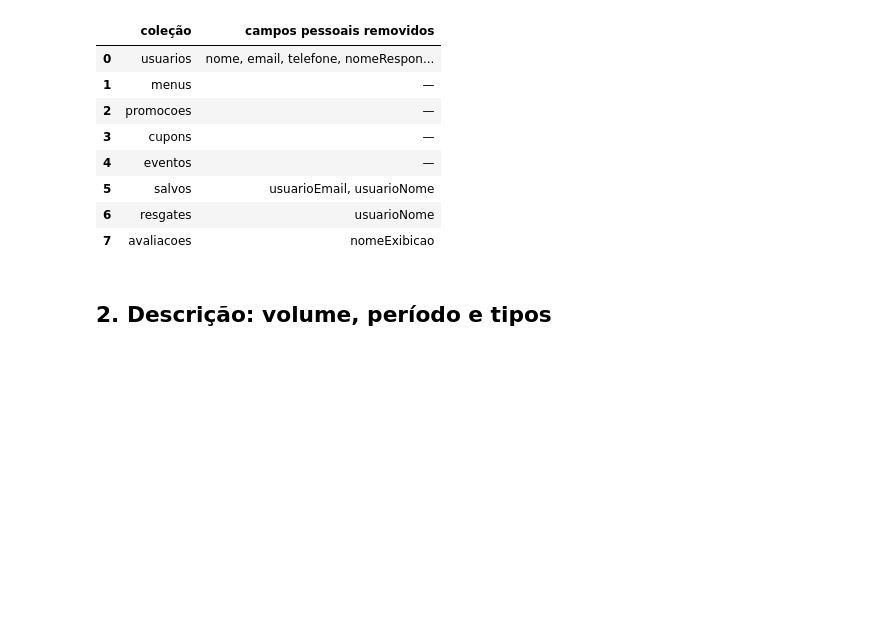
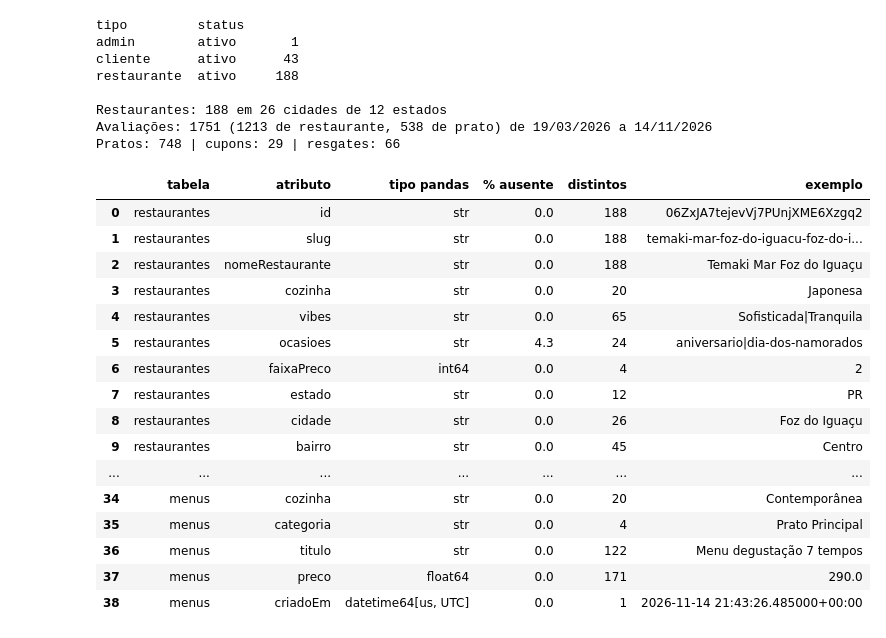
Before and after one commit to gabriellandimdonadel/aprendizado-maquina-udf, a Jupyter notebook: notebooks/gastromatch-fase2-entendimento-dados.ipynb, the cells around one changed output. Cells and saved outputs as stored; diff of their text form; code cells hidden in the pictures; blank space fills up the shorter version.

```diff
--- a/notebooks/gastromatch-fase2-entendimento-dados.ipynb
+++ b/notebooks/gastromatch-fase2-entendimento-dados.ipynb
@@ -167,30 +82,55 @@ O sistema final já guarda CPF/CNPJ numa subcoleção privada, que este notebook
 # %%
-PESSOAIS = ["nome", "email", "cpf", "cnpj", "telefone", "whatsapp", "nomeResponsavel", "endereco",
-            "usuarioEmail", "usuarioNome", "nomeExibicao", "lat", "lng"]
-removidos = {}
-for c, df in dfs.items():
-    presentes = [col for col in PESSOAIS if col in df.columns]
-    removidos[c] = presentes
-    dfs[c] = df.drop(columns=presentes)
+r, a, m = dfs["restaurantes"], dfs["avaliacoes"], dfs["menus"]
+k, s, u = dfs["cupons"], dfs["resgates"], dfs["usuarios"]
+for df, cols in [(r, ["criadoEm"]), (a, ["criadoEm", "atualizadoEm"]), (m, ["criadoEm"]), (k, ["criadoEm"]), (s, ["criadoEm", "usadoEm"]), (u, ["criadoEm"])]:
+    for c in cols:
+        df[c] = pd.to_datetime(df[c], errors="coerce", utc=True)
+lista = lambda x: x.split("|") if isinstance(x, str) and x else []
+r["vibes_l"] = r["vibes"].map(lista)
+r["ocasioes_l"] = r["ocasioes"].map(lista)
 
-pseudo = lambda x: hashlib.sha256(str(x).encode()).hexdigest()[:10] if pd.notna(x) else x
-u = dfs["usuarios"]
-u.loc[u["tipo"] == "cliente", "id"] = u.loc[u["tipo"] == "cliente", "id"].map(pseudo)
-for c in ["salvos", "resgates", "avaliacoes"]:
-    if "usuarioId" in dfs[c].columns:
-        dfs[c]["usuarioId"] = dfs[c]["usuarioId"].map(pseudo)
-
-pd.DataFrame({"coleção": removidos.keys(), "campos pessoais removidos": [", ".join(v) or "—" for v in removidos.values()]})
+print(u.groupby(["tipo", "status"]).size().rename("contas").to_string())
+print(f"\nRestaurantes: {len(r)} em {r['cidade'].nunique()} cidades de {r['estado'].nunique()} estados")
+print(f"Avaliações: {len(a)} ({(a['alvo']=='restaurante').sum()} de restaurante, {(a['alvo']=='prato').sum()} de prato)"
+      f" de {a['criadoEm'].min():%d/%m/%Y} a {a['criadoEm'].max():%d/%m/%Y}")
+print(f"Pratos: {len(m)} | cupons: {len(k)} | resgates: {len(s)}")
 # %% [output]
-|  | coleção | campos pessoais removidos |
-| 0 | usuarios | nome, email, telefone, nomeRespon... |
-| 1 | menus | — |
-| 2 | promocoes | — |
-| 3 | cupons | — |
-| 4 | eventos | — |
-| 5 | salvos | usuarioEmail, usuarioNome |
-| 6 | resgates | usuarioNome |
-| 7 | avaliacoes | nomeExibicao |
+tipo         status
+admin        ativo       1
+cliente      ativo      43
+restaurante  ativo     188
+
+Restaurantes: 188 em 26 cidades de 12 estados
+Avaliações: 1751 (1213 de restaurante, 538 de prato) de 19/03/2026 a 14/11/2026
+Pratos: 748 | cupons: 29 | resgates: 66
-# %% [markdown]
-## 2. Descrição: volume, período e tipos
+# %%
+def dicionario(df, nome):
+    linhas = []
+    for col in df.columns:
+        if col.endswith("_l"): continue
+        sr = df[col]
+        linhas.append({"tabela": nome, "atributo": col, "tipo pandas": str(sr.dtype),
+                       "% ausente": round(100 * sr.isna().mean(), 1), "distintos": sr.astype(str).nunique(),
+                       "exemplo": str(sr.dropna().iloc[0])[:40] if sr.notna().any() else ""})
+    return pd.DataFrame(linhas)
+
+pd.concat([dicionario(r, "restaurantes"), dicionario(a, "avaliacoes"), dicionario(m, "menus")], ignore_index=True)
+# %% [output]
+|  | tabela | atributo | tipo pandas | % ausente | distintos | exemplo |
+| 0 | restaurantes | id | str | 0.0 | 188 | 06ZxJA7tejevVj7PUnjXME6Xzgq2 |
+| 1 | restaurantes | slug | str | 0.0 | 188 | temaki-mar-foz-do-iguacu-foz-do-i... |
+| 2 | restaurantes | nomeRestaurante | str | 0.0 | 188 | Temaki Mar Foz do Iguaçu |
+| 3 | restaurantes | cozinha | str | 0.0 | 20 | Japonesa |
+| 4 | restaurantes | vibes | str | 0.0 | 65 | Sofisticada|Tranquila |
+| 5 | restaurantes | ocasioes | str | 4.3 | 24 | aniversario|dia-dos-namorados |
+| 6 | restaurantes | faixaPreco | int64 | 0.0 | 4 | 2 |
+| 7 | restaurantes | estado | str | 0.0 | 12 | PR |
+| 8 | restaurantes | cidade | str | 0.0 | 26 | Foz do Iguaçu |
+| 9 | restaurantes | bairro | str | 0.0 | 45 | Centro |
+| ... | ... | ... | ... | ... | ... | ... |
+| 34 | menus | cozinha | str | 0.0 | 20 | Contemporânea |
+| 35 | menus | categoria | str | 0.0 | 4 | Prato Principal |
+| 36 | menus | titulo | str | 0.0 | 122 | Menu degustação 7 tempos |
+| 37 | menus | preco | float64 | 0.0 | 171 | 290.0 |
+| 38 | menus | criadoEm | datetime64[us, UTC] | 0.0 | 1 | 2026-11-14 21:43:26.485000+00:00 |
 # %%
```
Also changed, not shown: parts of 28 cells of this notebook, 17 other files.
